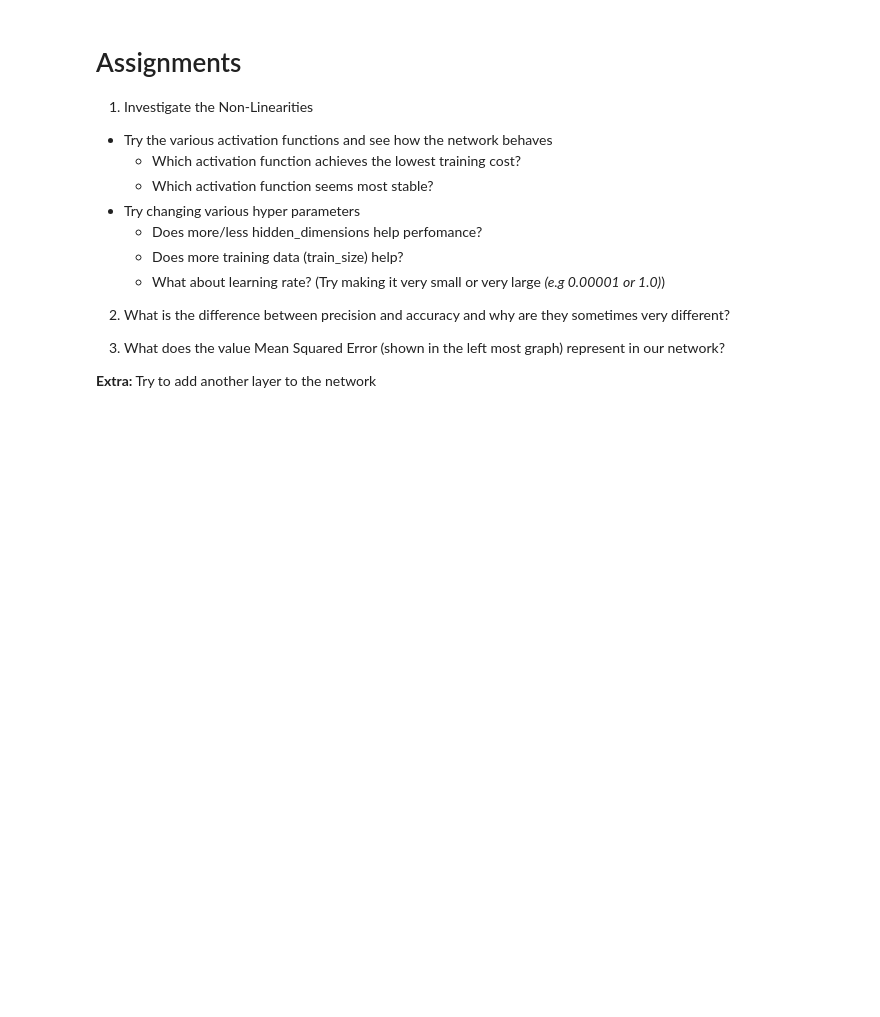
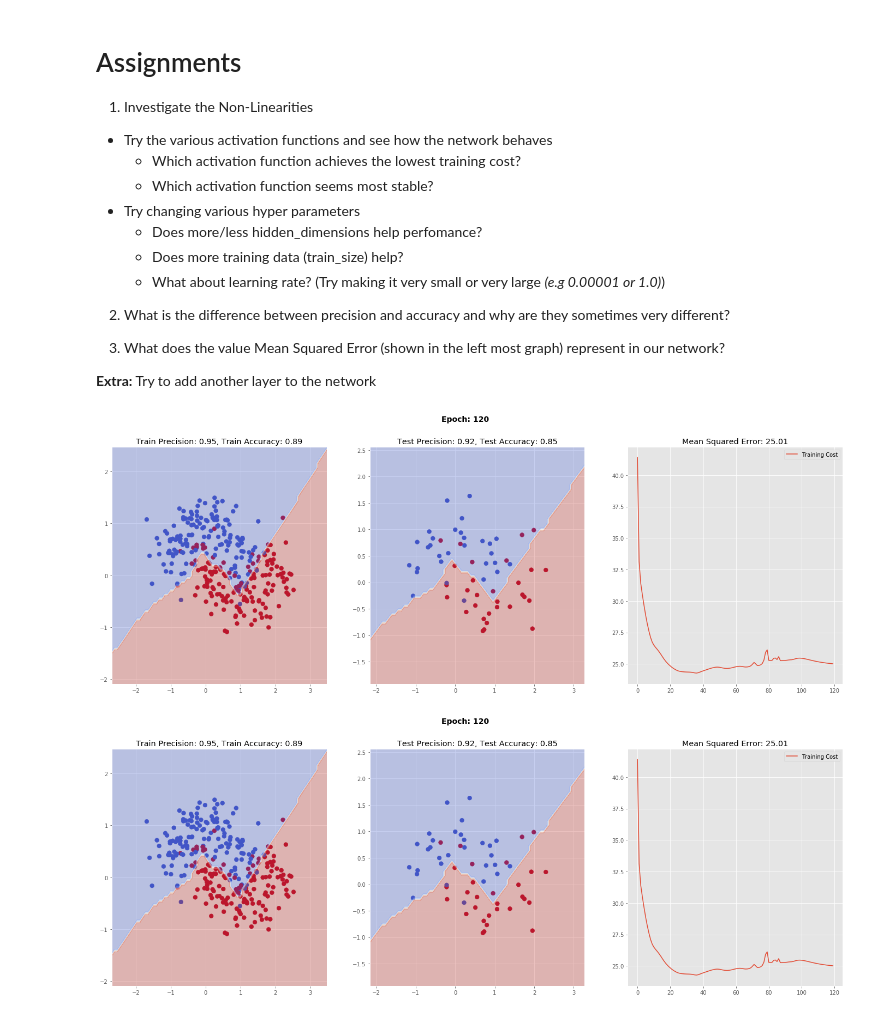
Before and after one commit to A-T-Kristensen/02456-deep-learning, a Jupyter notebook: notebooks/lab1_Introduction/2.OPT_Pure_Python.ipynb, the cells around one changed output. Cells and saved outputs as stored; diff of their text form; code cells hidden in the pictures; blank space fills up the shorter version.

```diff
--- a/notebooks/lab1_Introduction/2.OPT_Pure_Python.ipynb
+++ b/notebooks/lab1_Introduction/2.OPT_Pure_Python.ipynb
@@ -300,7 +306,7 @@ This knowledge combined with an optimization algorithm is used to figure out whi
 
 We will not go into detail with backpropagation here, but only show how it can be written in python.
 # %%
-def backward_propagation(targets, learning_rate):
+def backward_propagation(targets, learning_rate, activation_func_derivative):
     if len(targets) != output_nodes:
         raise ValueError("Wrong number of targets ;) ({} instead of {})".format(len(targets), output_nodes))
 
@@ -321,7 +327,7 @@ def backward_propagation(targets, learning_rate):
         for j in range(output_nodes):
             error += output_deltas[j] * output_weights[i][j] # Here we use the cache
 
-        hidden_deltas[i] = relu_derivative(hidden_activations[i]) * error
+        hidden_deltas[i] = activation_func_derivative(hidden_activations[i]) * error
 
     # ------------------ END OF BACK PROPAGATION ------------------
     # From here we update the weights.
@@ -360,7 +366,7 @@ From here we calculate the error, and run back propagation to update the weights
 The procedure for making predictions with the network is then just a single forward propagation through the network.
 (We then run an argmax on the output vector to convert it back into the original classes defined by an integer)
 # %%
-def train(patterns, epochs, learning_rate):
+def train(patterns, epochs, learning_rate, activation_func, activation_func_derivative):
     error_per_epoch = []
     for i in range(epochs):
         error = 0.0
@@ -368,8 +374,8 @@ def train(patterns, epochs, learning_rate):
         for p in patterns:
             inputs, targets = p
 
-            forward_propagation(inputs)
-            error += backward_propagation(targets, learning_rate)
+            forward_propagation(inputs, activation_func)
+            error += backward_propagation(targets, learning_rate, activation_func_derivative)
 
         error_per_epoch.append(error)
 
@@ -379,7 +385,7 @@ def predict(X):
     predictions = []
 
     for x in X:
-        pred = forward_propagation(x)
+        pred = forward_propagation(x, relu)
         pred = np.argmax(pred)
         predictions.append(pred)
     return np.array(predictions)
@@ -392,7 +398,7 @@ This is still an unsolved problem and many researchers spend all their time tryi
 
 In order to give you a slight insight into this network we have included another training function which does the exact same thing as the one above, except it includes a visualisation of the training data, evaluation data and the error.
 # %%
-def train_with_animation(train_data, test_data, epochs = 10, learning_rate = 0.002, plot_step=2):
+def train_with_animation(train_data, test_data, epochs = 10, learning_rate = 0.002, plot_step=2, activation_func=relu, activation_func_derivative=relu_derivative):
     num_frames = epochs
 
     fig, (ax1, ax2, ax3) = plt.subplots(1, 3, figsize=(24,8))
@@ -404,7 +410,6 @@ def train_with_animation(train_data, test_data, epochs = 10, learning_rate = 0.0
 
     # create a mesh to plot in
     xx_train, yy_train = mesh_grid(X_train)
-
 
     ax1.scatter(X_train[:, 0], X_train[:, 1], s=60, cmap=plt.cm.coolwarm)
 
@@ -424,8 +429,8 @@ def train_with_animation(train_data, test_data, epochs = 10, learning_rate = 0.0
         for p in train_data:
             inputs, targets = p
 
-            forward_propagation(inputs)
-            error += backward_propagation(targets, learning_rate)
+            forward_propagation(inputs, activation_func)
+            error += backward_propagation(targets, learning_rate, activation_func_derivative)
 
         plt.suptitle("Epoch: {}".format(i), fontsize=14, fontweight='bold')
         cost.append(error)
@@ -492,3 +500,44 @@ train_with_animation(train_data, test_data, epochs=epochs, learning_rate=learnin
 3) What does the value Mean Squared Error (shown in the left most graph) represent in our network?</span>
 
 **Extra:** Try to add another layer to the network
+# %%
+np.random.seed(0)
+
+input_dimensions = 2 # N.B - This is fixed in our case
+hidden_dimensions = 10
+output_dimensions = 2 # N.B - This is fixed in our case
+
+epochs = 120
+plot_steps = 5
+learning_rate = 0.1
+
+# We have
+# sigmoid
+# tanh
+# relu
+# leaky_relu
+# elu
+# selu
+
+activation_func = tanh
+activation_func_derivative = tanh_derivative
+
+# Should clean this up later.
+def predict(X):
+    predictions = []
+
+    for x in X:
+        pred = forward_propagation(x, activation_func)
+        pred = np.argmax(pred)
+        predictions.append(pred)
+    return np.array(predictions)
+
+input_nodes, hidden_nodes, output_nodes,\
+    input_activations, hidden_activations, output_activations,\
+    input_weights, output_weights,\
+    input_stepsize, output_stepsize = initialize(input_dimensions, hidden_dimensions, output_dimensions)
+
+train_with_animation(train_data, test_data, epochs=epochs, learning_rate=learning_rate, plot_step=plot_steps, activation_func = activation_func, activation_func_derivative = activation_func_derivative)
+# %% [output]
+[figure, added]
+[figure, added]
```
Also changed, not shown: parts of 7 cells of this notebook, 5 other files.
